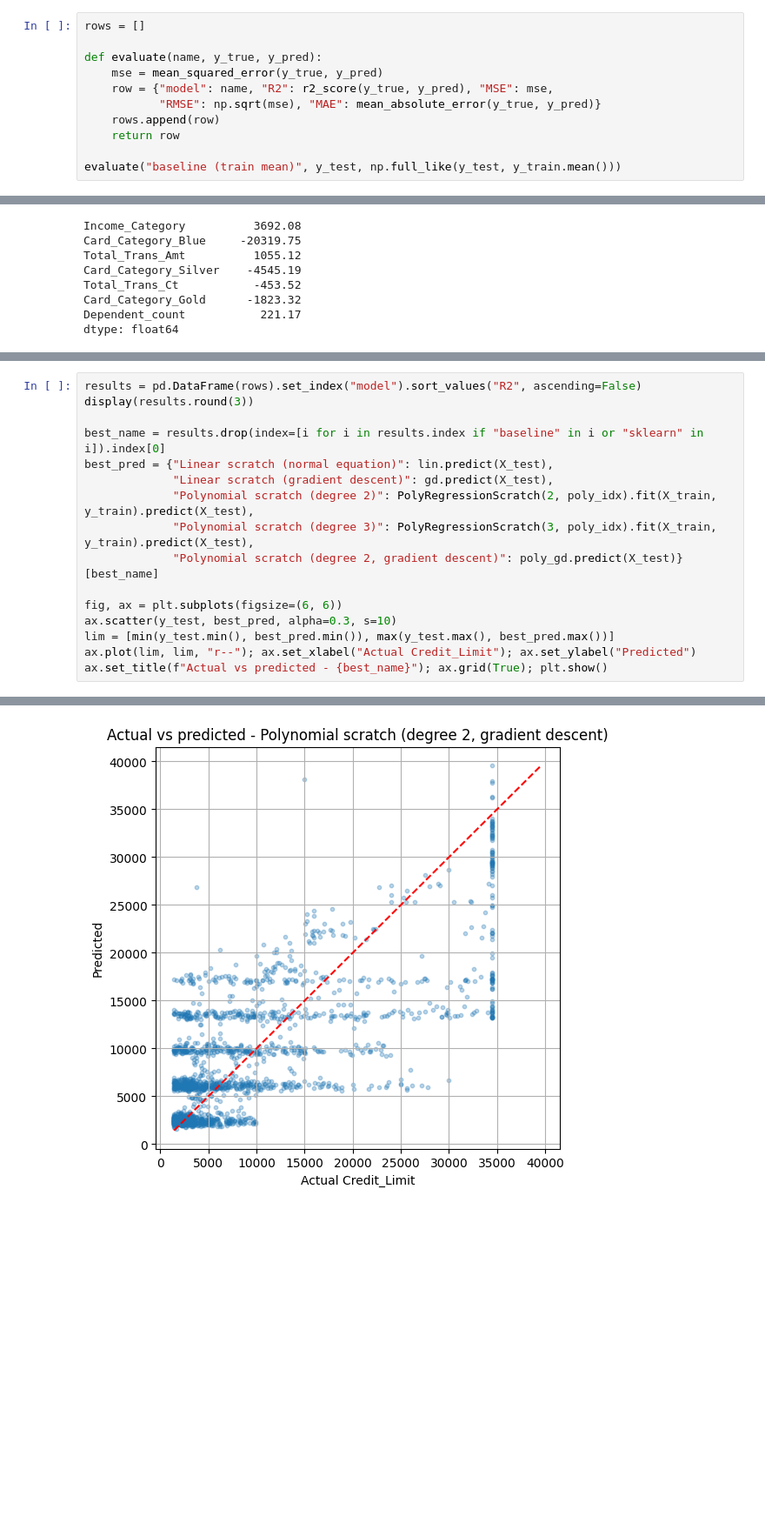
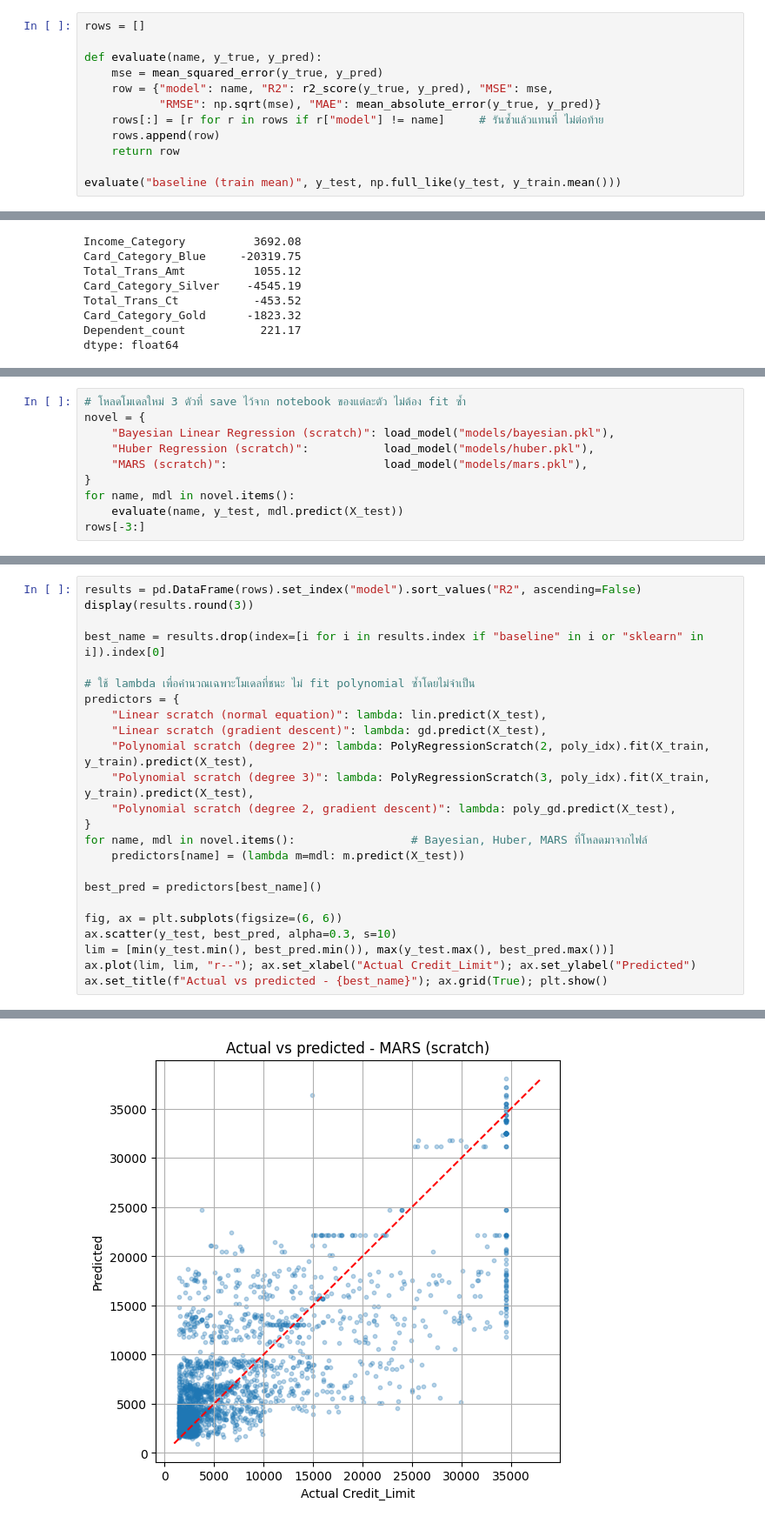
Before and after one commit to nj-nattida/Intro-to-ML, a Jupyter notebook: regression_compare.ipynb, the cells around one changed output, grey strips where cells are left out. Shown at 87% size. Drawn from its saved outputs; the diff is of its cells as text; blank space fills up the shorter version.

Commit message:
add save&load model and update Mars

```diff
--- a/regression_compare.ipynb
+++ b/regression_compare.ipynb
@@ -104,6 +41,7 @@ def evaluate(name, y_true, y_pred):
     mse = mean_squared_error(y_true, y_pred)
     row = {"model": name, "R2": r2_score(y_true, y_pred), "MSE": mse,
            "RMSE": np.sqrt(mse), "MAE": mean_absolute_error(y_true, y_pred)}
+    rows[:] = [r for r in rows if r["model"] != name]     # รันซ้ำแล้วแทนที่ ไม่ต่อท้าย
     rows.append(row)
     return row
 
@@ -239,0 +402,10 @@ max |coef difference| vs normal equation: 148.6887
+# %%
+# โหลดโมเดลใหม่ 3 ตัวที่ save ไว้จาก notebook ของแต่ละตัว ไม่ต้อง fit ซ้ำ
+novel = {
+    "Bayesian Linear Regression (scratch)": load_model("models/bayesian.pkl"),
+    "Huber Regression (scratch)":           load_model("models/huber.pkl"),
+    "MARS (scratch)":                       load_model("models/mars.pkl"),
+}
+for name, mdl in novel.items():
+    evaluate(name, y_test, mdl.predict(X_test))
+rows[-3:]
@@ -242,11 +430,19 @@ results = pd.DataFrame(rows).set_index("model").sort_values("R2", ascending=Fals
 display(results.round(3))
 
 best_name = results.drop(index=[i for i in results.index if "baseline" in i or "sklearn" in i]).index[0]
-best_pred = {"Linear scratch (normal equation)": lin.predict(X_test),
-             "Linear scratch (gradient descent)": gd.predict(X_test),
-             "Polynomial scratch (degree 2)": PolyRegressionScratch(2, poly_idx).fit(X_train, y_train).predict(X_test),
-             "Polynomial scratch (degree 3)": PolyRegressionScratch(3, poly_idx).fit(X_train, y_train).predict(X_test),
-             "Polynomial scratch (degree 2, gradient descent)": poly_gd.predict(X_test)}[best_name]
+
+# ใช้ lambda เพื่อคำนวณเฉพาะโมเดลที่ชนะ ไม่ fit polynomial ซ้ำโดยไม่จำเป็น
+predictors = {
+    "Linear scratch (normal equation)": lambda: lin.predict(X_test),
+    "Linear scratch (gradient descent)": lambda: gd.predict(X_test),
+    "Polynomial scratch (degree 2)": lambda: PolyRegressionScratch(2, poly_idx).fit(X_train, y_train).predict(X_test),
+    "Polynomial scratch (degree 3)": lambda: PolyRegressionScratch(3, poly_idx).fit(X_train, y_train).predict(X_test),
+    "Polynomial scratch (degree 2, gradient descent)": lambda: poly_gd.predict(X_test),
+}
+for name, mdl in novel.items():                 # Bayesian, Huber, MARS ที่โหลดมาจากไฟล์
+    predictors[name] = (lambda m=mdl: m.predict(X_test))
+
+best_pred = predictors[best_name]()
 
 fig, ax = plt.subplots(figsize=(6, 6))
 ax.scatter(y_test, best_pred, alpha=0.3, s=10)
@@ -273,2 +463,2 @@ ax.set_title(f"Actual vs predicted - {best_name}"); ax.grid(True); plt.show()
 | baseline (train mean) | -0.000 | 8.277724e+07 | 9098.200 | 6818.056 |
-[figure, old version]
+[figure, new version]
```
Also changed, not shown: parts of 7 cells of this notebook, 5 other files.
